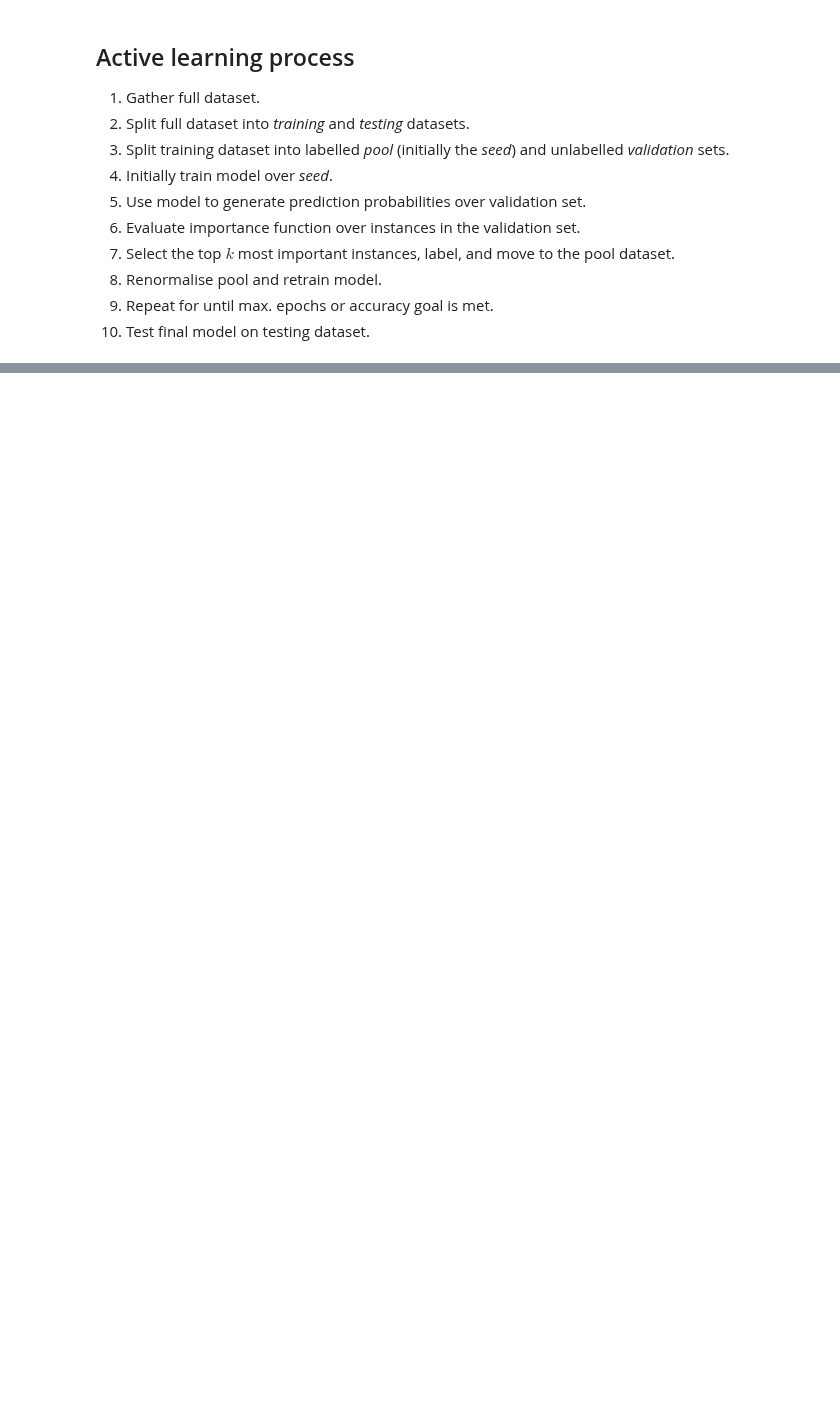
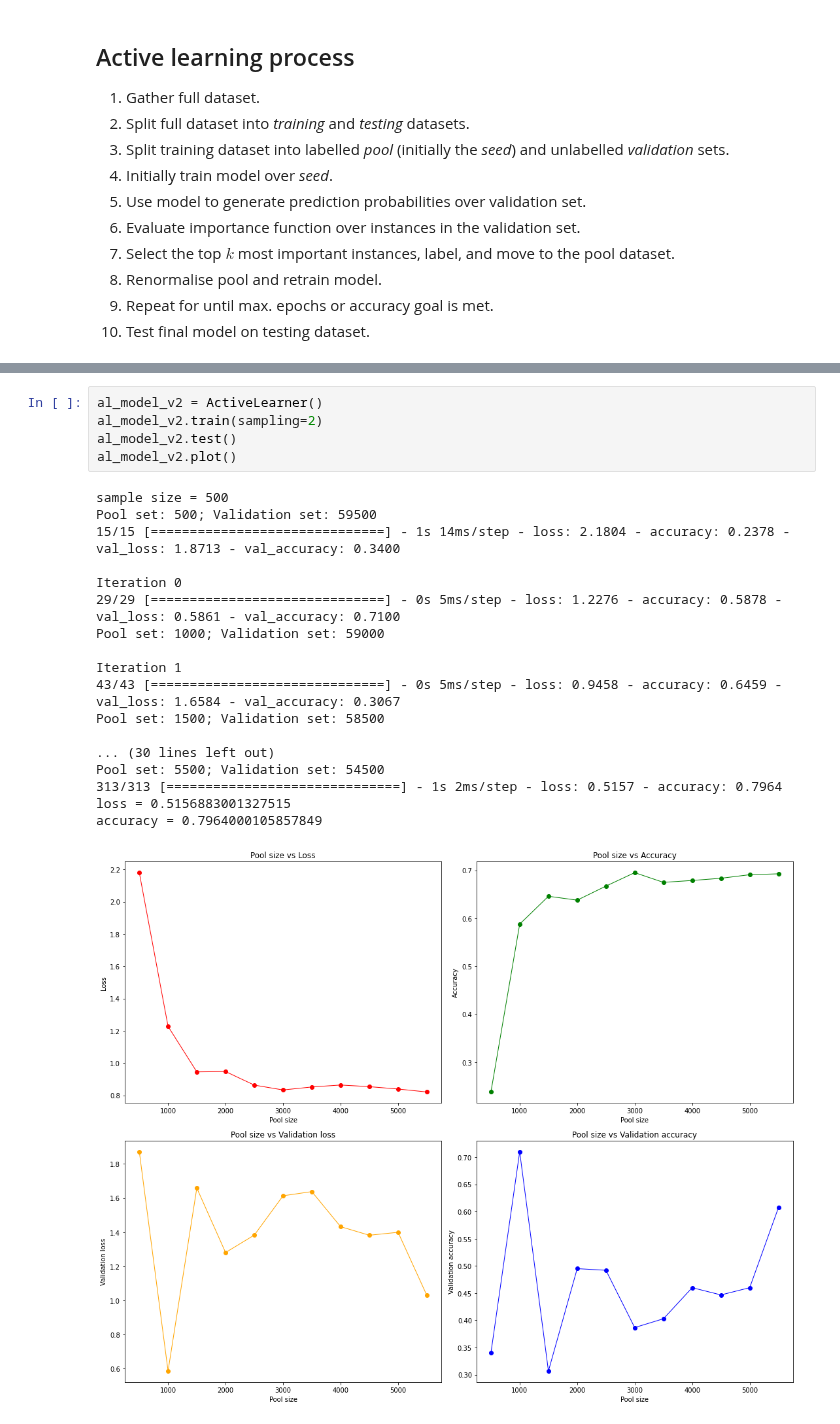
Before and after one commit to gittmp/sustainable-risk-modelling, a Jupyter notebook: Program/active-learning.ipynb, the cells around one changed output, grey strips where cells are left out. Saved outputs shown, nothing was run; the diff lists cells and outputs as text; blank space fills up the shorter version.

```diff
--- a/Program/active-learning.ipynb
+++ b/Program/active-learning.ipynb
@@ -295,0 +314,24 @@ plt.show()
+# %%
+al_model_v2 = ActiveLearner()
+al_model_v2.train(sampling=2)
+al_model_v2.test()
+al_model_v2.plot()
+# %% [output]
+sample size = 500
+Pool set: 500; Validation set: 59500
+15/15 [==============================] - 1s 14ms/step - loss: 2.1804 - accuracy: 0.2378 - val_loss: 1.8713 - val_accuracy: 0.3400
+
+Iteration 0
+29/29 [==============================] - 0s 5ms/step - loss: 1.2276 - accuracy: 0.5878 - val_loss: 0.5861 - val_accuracy: 0.7100
+Pool set: 1000; Validation set: 59000
+
+Iteration 1
+43/43 [==============================] - 0s 5ms/step - loss: 0.9458 - accuracy: 0.6459 - val_loss: 1.6584 - val_accuracy: 0.3067
+Pool set: 1500; Validation set: 58500
+
+... (30 lines left out)
+Pool set: 5500; Validation set: 54500
+313/313 [==============================] - 1s 2ms/step - loss: 0.5157 - accuracy: 0.7964
+loss = 0.5156883001327515
+accuracy = 0.7964000105857849
+[figure, added]
```
Also changed, not shown: parts of 20 cells of this notebook.
